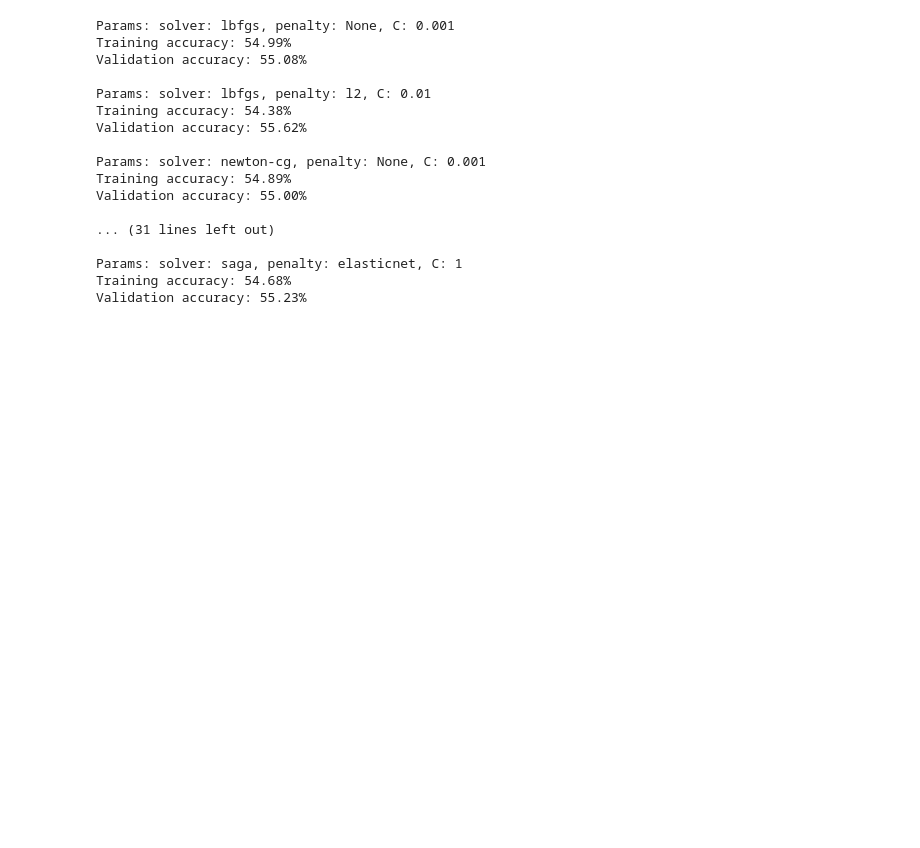
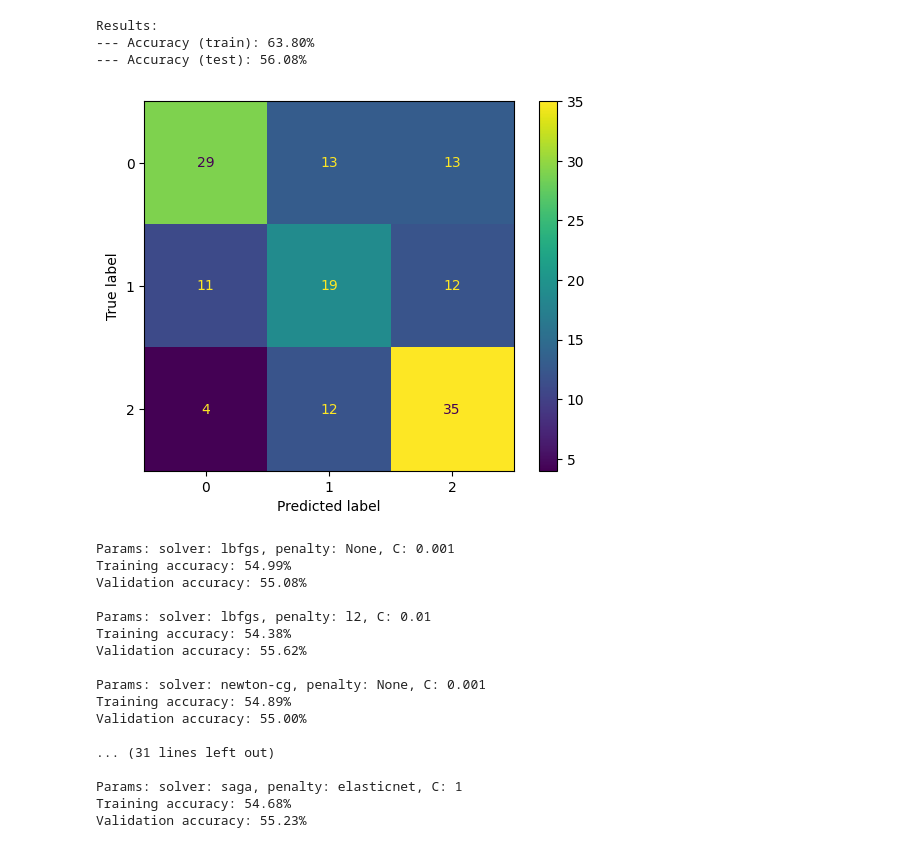
Before and after one commit to AlistairKeiller/cs178Final, a Jupyter notebook: notebooks/logistic.ipynb, the cells around one changed output. Cells and saved outputs as stored; diff of their text form; code cells hidden in the pictures; blank space fills up the shorter version.

Commit message:
deleted split, added stratified binned data

```diff
--- a/notebooks/logistic.ipynb
+++ b/notebooks/logistic.ipynb
@@ -50,0 +48,3 @@ wine_quality_data = wine_quality['data']['original']
+# %%
+wine_X_tr, wine_X_val, wine_X_test, wine_y_tr, wine_y_val, wine_y_test = get_binned_stratified_data(seed) # pyright: ignore[reportGeneralTypeIssues]
+test_everything(wine_X_tr, wine_y_tr, wine_X_val, wine_y_val)
@@ -51,3 +69,11 @@ wine_quality_data = wine_quality['data']['original']
+# %%
+classifier =  LogisticRegression(solver='saga', penalty='l1', max_iter = 100, random_state = seed, C=1)
+confusion(classifier, wine_X_tr, wine_y_tr, wine_X_val, wine_y_val)
+# %% [output]
+Results:
+--- Accuracy (train): 63.80%
+--- Accuracy (test): 56.08%
+[figure, added]
 # %%
 wine_X_tr, wine_X_val, wine_X_test, wine_y_tr, wine_y_val, wine_y_test = get_data(seed)
 test_everything(wine_X_tr, wine_y_tr, wine_X_val, wine_y_val)
```
Also changed, not shown: parts of 4 cells of this notebook, 2 other files.
